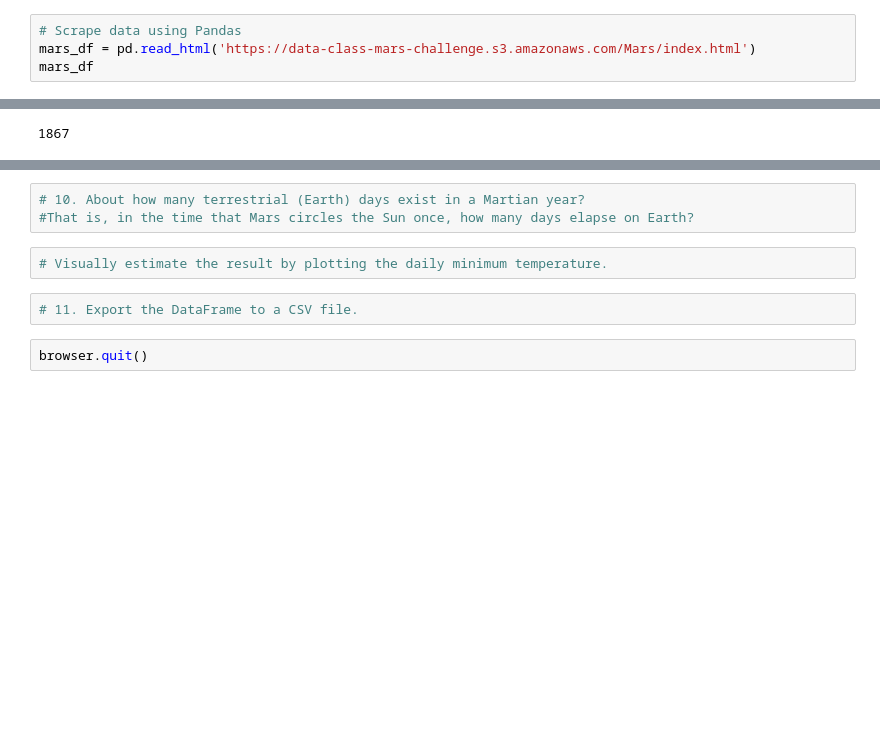
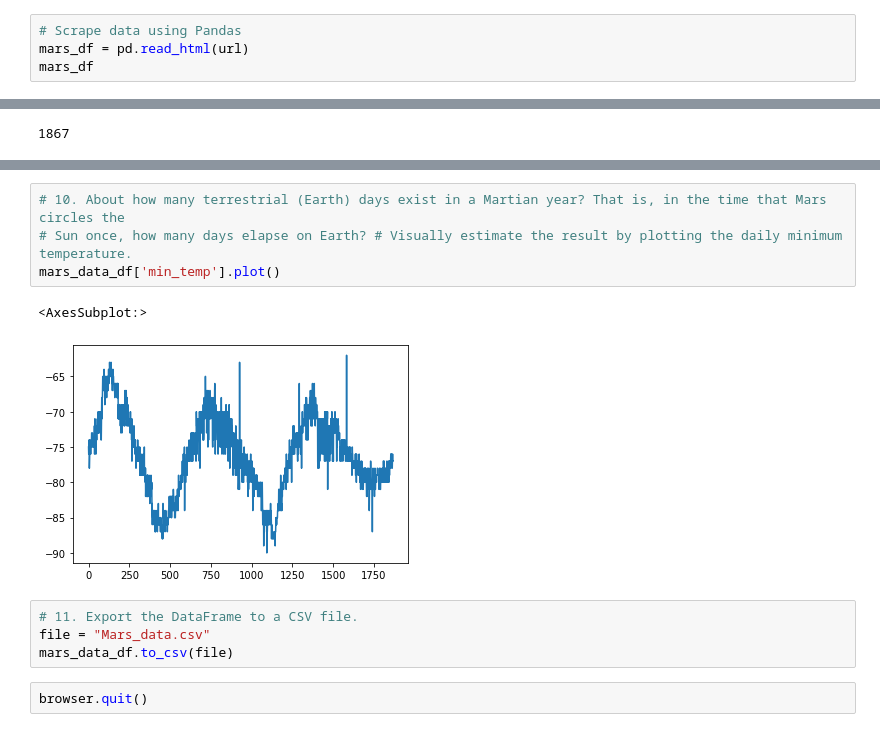
Before and after one commit to domivillacis/Mission_to_Mars, a Jupyter notebook: mars_data_challenge_part_2.ipynb, the cells around one changed output, grey strips where cells are left out. Drawn from its saved outputs; the diff is of its cells as text; blank space fills up the shorter version.

Commit message:
weather data analysis

```diff
--- a/mars_data_challenge_part_2.ipynb
+++ b/mars_data_challenge_part_2.ipynb
@@ -29,7 +29,7 @@ print(list_of_rows)
 [['2'], ['13'], ['24'], ['35'], ['46'], ['57'], ['68'], ['79'], ['112'], ['114'], ['123'], ['134'], ['145'], ['156'], ['163'], ['170'], ['171'], ['172'], ['173'], ['175'], ['176'], ['177'], ['178'], [ ...
 # %%
 # Scrape data using Pandas
-mars_df = pd.read_html('https://data-class-mars-challenge.s3.amazonaws.com/Mars/index.html')
+mars_df = pd.read_html(url)
 mars_df
 # %% [output]
 [        id terrestrial_date   sol   ls  month  min_temp  pressure
@@ -174,9 +164,13 @@ avg_pr.plot.bar(y="pressure")
 # %%
-# 10. About how many terrestrial (Earth) days exist in a Martian year?
-#That is, in the time that Mars circles the Sun once, how many days elapse on Earth?
+# 10. About how many terrestrial (Earth) days exist in a Martian year? That is, in the time that Mars circles the
+# Sun once, how many days elapse on Earth? # Visually estimate the result by plotting the daily minimum temperature.
+mars_data_df['min_temp'].plot()
+# %% [output]
+<AxesSubplot:>
+[figure, added]
-# %%
-# Visually estimate the result by plotting the daily minimum temperature.
 # %%
 # 11. Export the DataFrame to a CSV file.
+file = "Mars_data.csv"
+mars_data_df.to_csv(file)
 # %%
 browser.quit()
```
Also changed, not shown: parts of 7 cells of this notebook.
